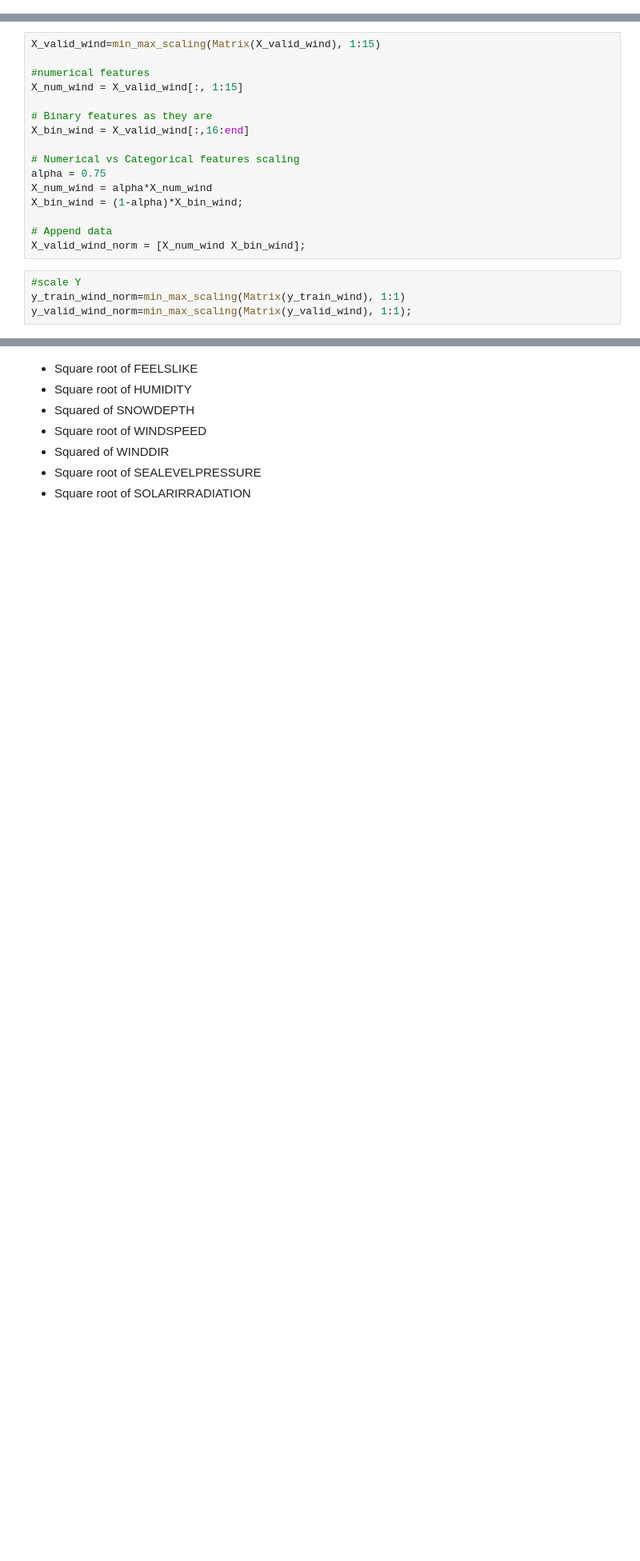
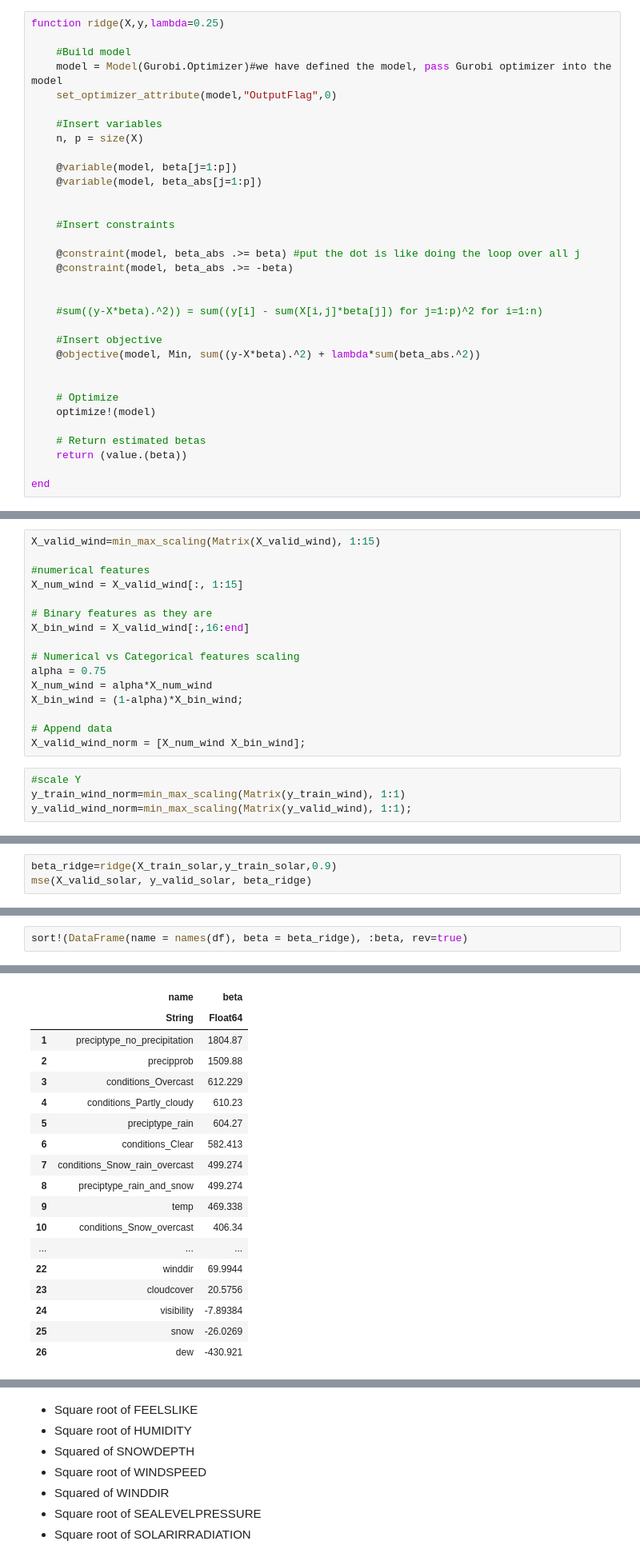
Before and after one commit to pieperpaula/MLProject, a Jupyter notebook: holistic_regression.ipynb, the cells around one changed output, grey strips where cells are left out. Shown at 80% size. Cells and saved outputs as stored; diff of their text form; blank space fills up the shorter version.

```diff
--- a/holistic_regression.ipynb
+++ b/holistic_regression.ipynb
@@ -51,3 +51,36 @@ function lasso(X,y,lambda=0.25)
 end
 # %% [output]
 lasso (generic function with 2 methods)
+# %%
+function ridge(X,y,lambda=0.25)
+
+    #Build model
+    model = Model(Gurobi.Optimizer)#we have defined the model, pass Gurobi optimizer into the model
+    set_optimizer_attribute(model,"OutputFlag",0)
+
+    #Insert variables
+    n, p = size(X)
+
+    @variable(model, beta[j=1:p])
+    @variable(model, beta_abs[j=1:p])
+
+
+    #Insert constraints
+
+    @constraint(model, beta_abs .>= beta) #put the dot is like doing the loop over all j
+    @constraint(model, beta_abs .>= -beta)
+
+
+    #sum((y-X*beta).^2)) = sum((y[i] - sum(X[i,j]*beta[j]) for j=1:p)^2 for i=1:n)
+
+    #Insert objective
+    @objective(model, Min, sum((y-X*beta).^2) + lambda*sum(beta_abs.^2))
+
+
+    # Optimize
+    optimize!(model)
+
+    # Return estimated betas
+    return (value.(beta))
+
+end
@@ -400,0 +593,3 @@ names(transformation(X_train_solar))[selected_features]
+# %%
+beta_ridge=ridge(X_train_solar,y_train_solar,0.9)
+mse(X_valid_solar, y_valid_solar, beta_ridge)
@@ -400,0 +600,3 @@ names(transformation(X_train_solar))[selected_features]
+# %%
+sort!(DataFrame(name = names(df), beta = beta_ridge), :beta, rev=true)
+# %% [output]
@@ -400,0 +604,18 @@ names(transformation(X_train_solar))[selected_features]
+|  | name | beta |
+|  | String | Float64 |
+| 1 | preciptype_no_precipitation | 1804.87 |
+| 2 | precipprob | 1509.88 |
+| 3 | conditions_Overcast | 612.229 |
+| 4 | conditions_Partly_cloudy | 610.23 |
+| 5 | preciptype_rain | 604.27 |
+| 6 | conditions_Clear | 582.413 |
+| 7 | conditions_Snow_rain_overcast | 499.274 |
+| 8 | preciptype_rain_and_snow | 499.274 |
+| 9 | temp | 469.338 |
+| 10 | conditions_Snow_overcast | 406.34 |
+| ... | ... | ... |
+| 22 | winddir | 69.9944 |
+| 23 | cloudcover | 20.5756 |
+| 24 | visibility | -7.89384 |
+| 25 | snow | -26.0269 |
+| 26 | dew | -430.921 |
```
Also changed, not shown: parts of 96 cells of this notebook.
